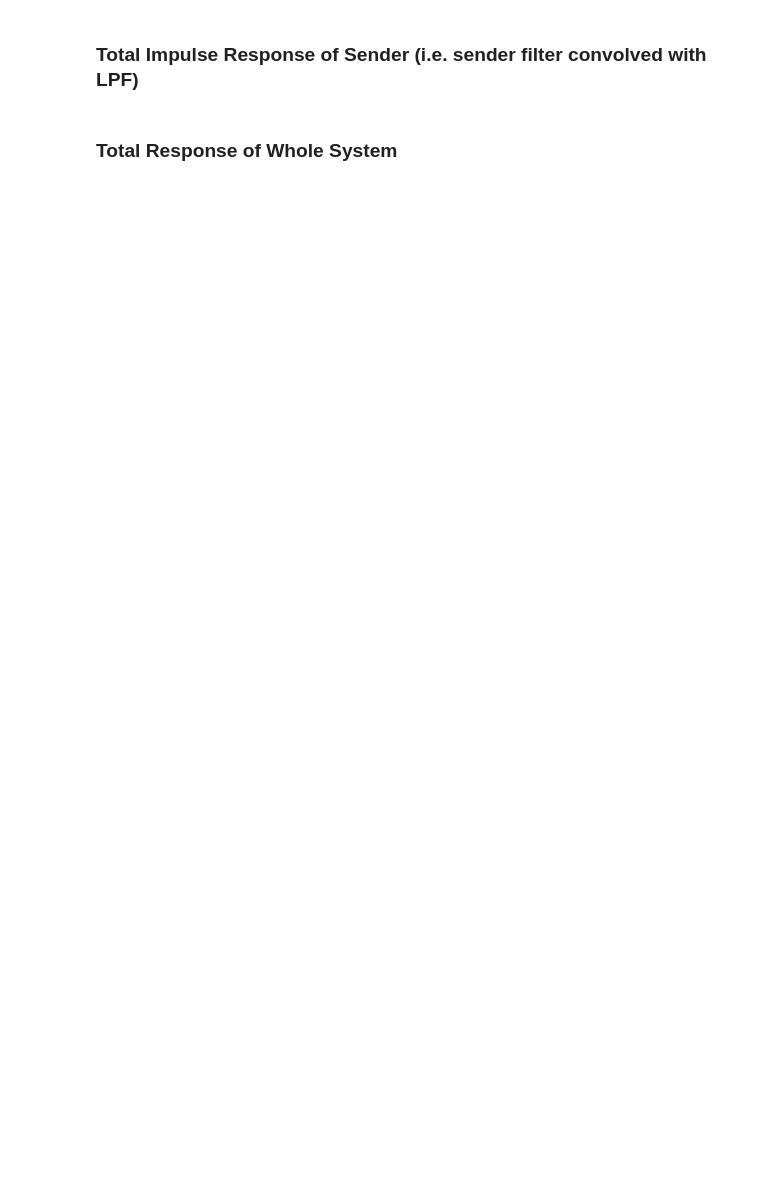
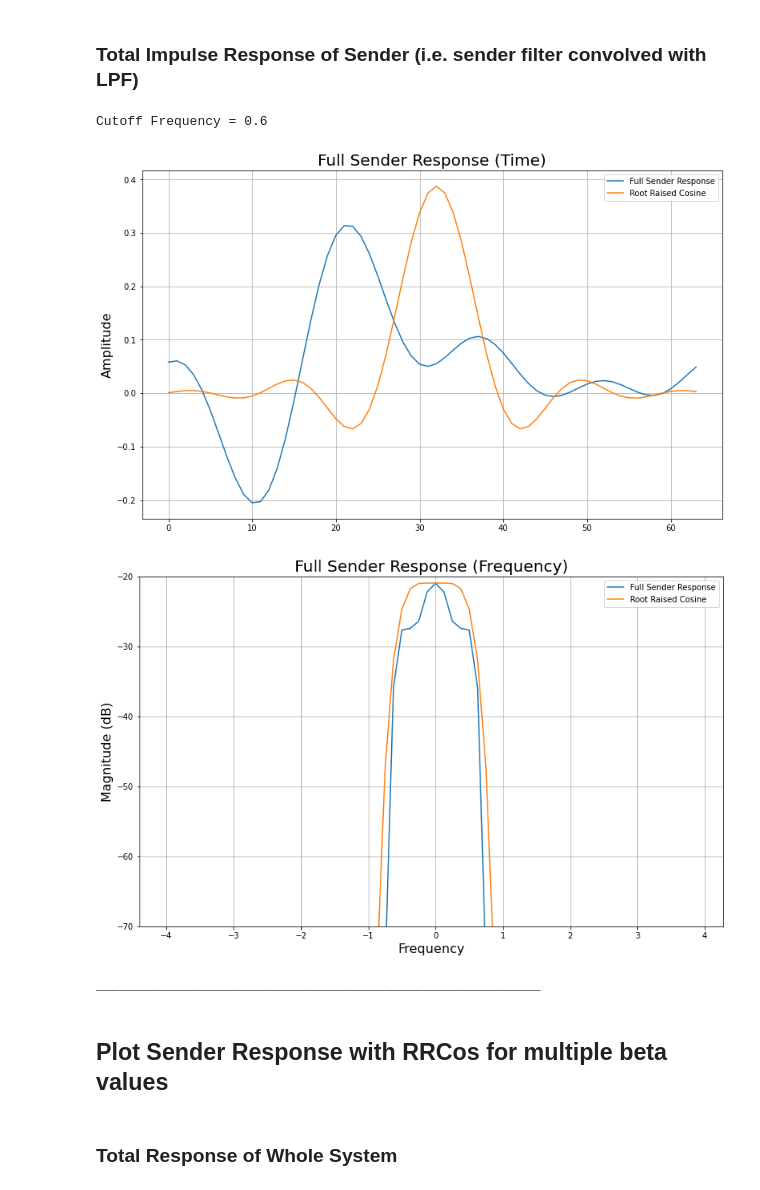
Before and after one commit to FaxMan1/Master-Thesis, a Jupyter notebook: Jupyter/InspectFiltersIdeal.ipynb, the cells around one changed output. Cells and saved outputs as stored; diff of their text form; code cells hidden in the pictures; blank space fills up the shorter version.

```diff
--- a/Jupyter/InspectFiltersIdeal.ipynb
+++ b/Jupyter/InspectFiltersIdeal.ipynb
@@ -104,0 +115,33 @@ for cutoff, c_int in zip(cutoffs, cutoff_ints):
+# %%
+CS = Comms_System(symbol_set=symbol_set, symbol_seq=symbol_seq, num_samples=m, beta=0.35)
+#figsize = (6.4, 4.8)
+figsize = (13, 8)
+
+for cutoff, c_int in zip(cutoffs, cutoff_ints):
+    print('Cutoff Frequency =', c_int)
+    path = '../Joint_Models/'
+    net = torch.load(path + 'SenderIdeal' + cutoff)
+
+    learned_filter = list(net.parameters())[0].detach()[0][0]
+    learned_filter = learned_filter / torch.sqrt(torch.sum(torch.square(learned_filter))) # normalize
+
+    total_sender_response = ideal_lpf(learned_filter, c_int)
+    total_sender_response = total_sender_response / torch.sqrt(torch.sum(torch.square(total_sender_response))) # normalize
+    total_sender_response = total_sender_response.detach().numpy()
+    root_raised = CS.h / np.sqrt(np.sum(np.square(CS.h)))
+
+
+    plot_time_response([total_sender_response, root_raised], legend=['Full Sender Response', 'Root Raised Cosine'],
+                      title='Full Sender Response (Time)')
+    plot_freq_response([total_sender_response, root_raised], legend=['Full Sender Response', 'Root Raised Cosine'],
+                       title='Full Sender Response (Frequency)', ylim=[-70,-20])
+
+    print('_________________________________________________________')
+    print()
+# %% [output]
+Cutoff Frequency = 0.6
+[figure, added]
+[figure, added]
+_________________________________________________________
+# %% [markdown]
+## Plot Sender Response with RRCos for multiple beta values
```
Also changed, not shown: parts of 14 cells of this notebook, 2 other files.
